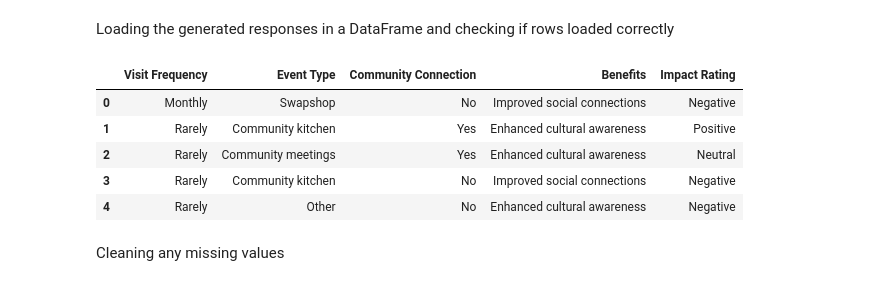
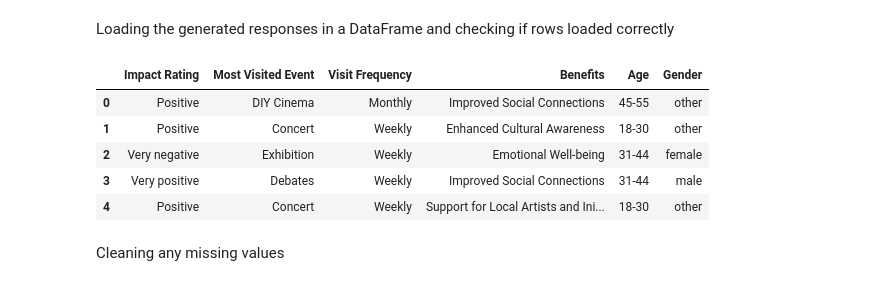
Before and after one commit to tsvikina/portfolio, a Jupyter notebook: DIY-spaces-and-local-communities/analysis.ipynb, the cells around one changed output. Drawn from its saved outputs; the diff is of its cells as text; code cells hidden in the pictures.

```diff
--- a/DIY-spaces-and-local-communities/analysis.ipynb
+++ b/DIY-spaces-and-local-communities/analysis.ipynb
@@ -8,15 +8,15 @@ import seaborn as sns
 # %% [markdown]
 Loading the generated responses in a DataFrame and checking if rows loaded correctly
 # %%
-survey_data = pd.read_csv('generated_survey_responses.csv')
+survey_data = pd.read_csv('simplified_responses.csv')
 survey_data.head()
 # %% [output]
-|  | Visit Frequency | Event Type | Community Connection | Benefits | Impact Rating |
-| 0 | Monthly | Swapshop | No | Improved social connections | Negative |
-| 1 | Rarely | Community kitchen | Yes | Enhanced cultural awareness | Positive |
-| 2 | Rarely | Community meetings | Yes | Enhanced cultural awareness | Neutral |
-| 3 | Rarely | Community kitchen | No | Improved social connections | Negative |
-| 4 | Rarely | Other | No | Enhanced cultural awareness | Negative |
+|  | Impact Rating | Most Visited Event | Visit Frequency | Benefits | Age | Gender |
+| 0 | Positive | DIY Cinema | Monthly | Improved Social Connections | 45-55 | other |
+| 1 | Positive | Concert | Weekly | Enhanced Cultural Awareness | 18-30 | other |
+| 2 | Very negative | Exhibition | Weekly | Emotional Well-being | 31-44 | female |
+| 3 | Very positive | Debates | Weekly | Improved Social Connections | 31-44 | male |
+| 4 | Positive | Concert | Weekly | Support for Local Artists and Ini... | 18-30 | other |
 # %% [markdown]
 Cleaning any missing values
 # %%
```
Also changed, not shown: parts of 11 cells of this notebook, 6 other files.
